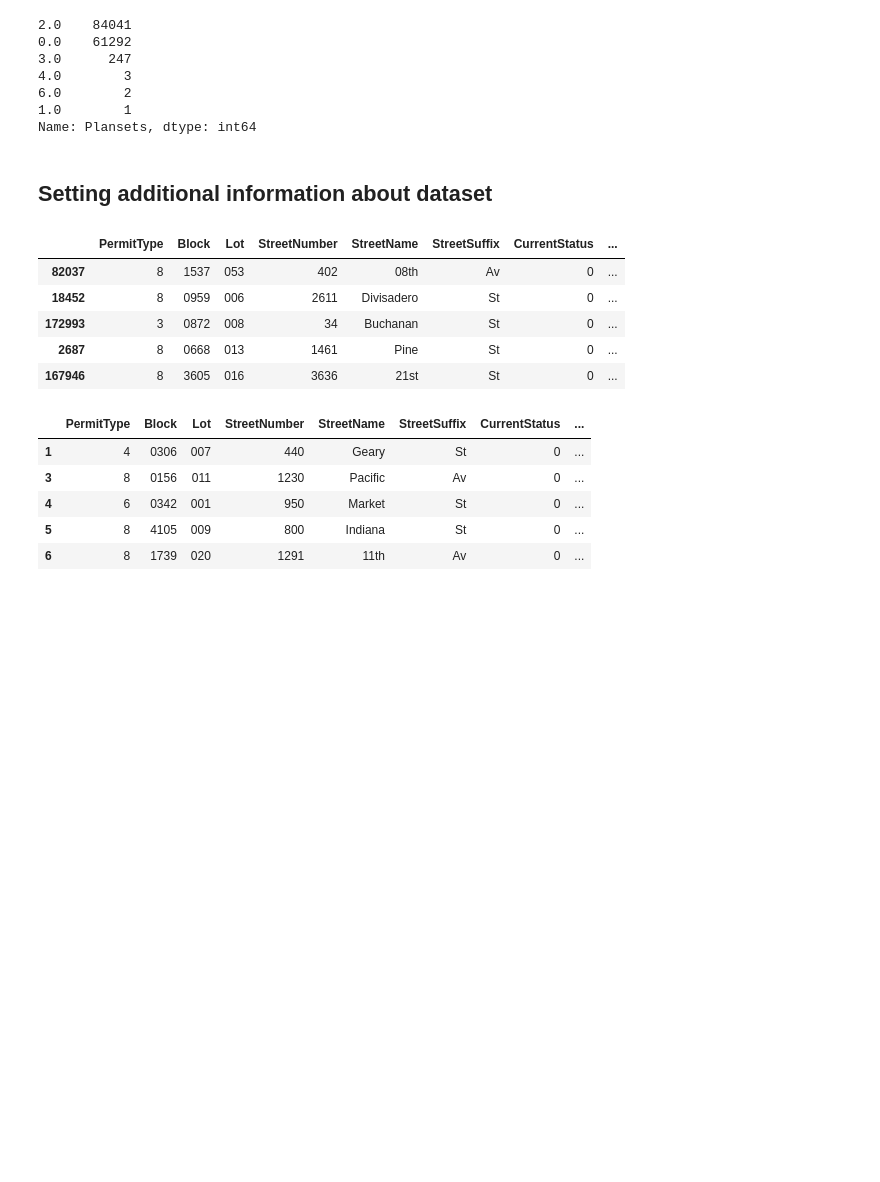
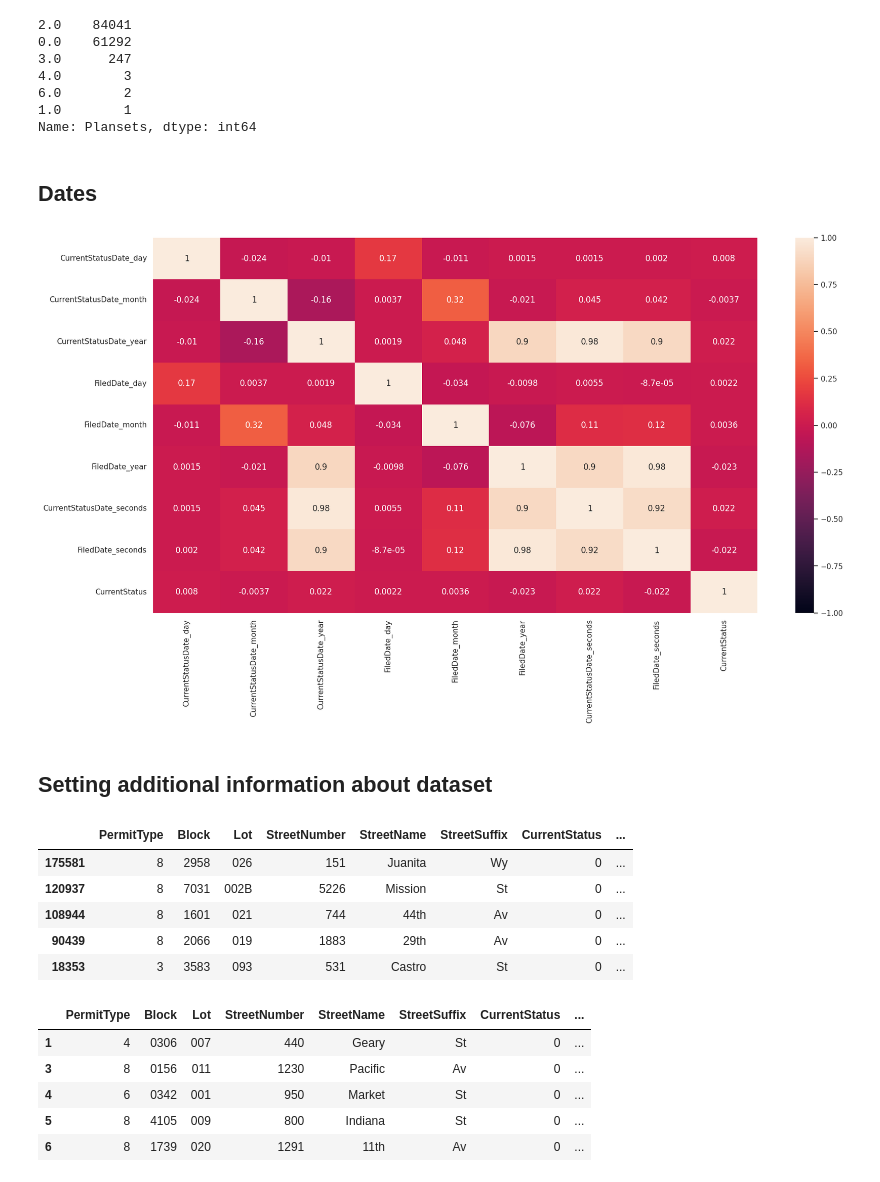
Before and after one commit to Suraba03/ml_san_francisco_permits, a Jupyter notebook: baseline.ipynb, the cells around one changed output. Drawn from its saved outputs; the diff is of its cells as text; code cells hidden in the pictures; blank space fills up the shorter version.

```diff
--- a/baseline.ipynb
+++ b/baseline.ipynb
@@ -703,3 +746,14 @@ df_clean.drop(df_clean[(df_clean.Plansets == 4) | (df_clean.Plansets == 6) | (df
 df_clean.SupervisorDistrict = df_clean.SupervisorDistrict.astype(int)
 df_clean.Zipcode = df_clean.Zipcode.astype(int)
 df_clean.Plansets = df_clean.Plansets.astype(int)
+# %% [markdown]
+## Dates
+# %%
+for c in ['CurrentStatusDate', 'FiledDate']:
+    df_clean[c + '_day'] = pd.to_datetime(df_clean[c], format='%m/%d/%Y').dt.day
+    df_clean[c + '_month'] = pd.to_datetime(df_clean[c], format='%m/%d/%Y').dt.month
+    df_clean[c + '_year'] = pd.to_datetime(df_clean[c], format='%m/%d/%Y').dt.year
+    df_clean[c] = pd.to_datetime(df_clean[c], format='%m/%d/%Y')
+# %%
+df_clean['CurrentStatusDate_seconds'] = df_clean['CurrentStatusDate'].astype(int)
+df_clean['FiledDate_seconds'] = df_clean['FiledDate'].astype(int)
@@ -706,14 +762,26 @@ df_clean.Plansets = df_clean.Plansets.astype(int)
+# %%
+sns.set(rc={'figure.figsize':(20, 10)})
+
+sns.countplot(x="FiledDate_year", hue="CurrentStatus", data=df_clean);
+# %%
+sns.set(rc={'figure.figsize':(20, 10)})
+
+
+corr_matrix = df_clean[['CurrentStatusDate_day', 'CurrentStatusDate_month', 'CurrentStatusDate_year', 'FiledDate_day', 'FiledDate_month', 'FiledDate_year'] + ['CurrentStatusDate_seconds', 'FiledDate_seconds', target]].corr()
+sns.heatmap(corr_matrix, vmin=-1, vmax=1, annot=True);
+# %% [output]
+[figure, added]
 # %% [markdown]
 ## Setting additional information about dataset
 # %%
 df_clean.sample(5)
 # %% [output]
 |  | PermitType | Block | Lot | StreetNumber | StreetName | StreetSuffix | CurrentStatus | ... |
-| 82037 | 8 | 1537 | 053 | 402 | 08th | Av | 0 | ... |
-| 18452 | 8 | 0959 | 006 | 2611 | Divisadero | St | 0 | ... |
-| 172993 | 3 | 0872 | 008 | 34 | Buchanan | St | 0 | ... |
-| 2687 | 8 | 0668 | 013 | 1461 | Pine | St | 0 | ... |
-| 167946 | 8 | 3605 | 016 | 3636 | 21st | St | 0 | ... |
+| 175581 | 8 | 2958 | 026 | 151 | Juanita | Wy | 0 | ... |
+| 120937 | 8 | 7031 | 002B | 5226 | Mission | St | 0 | ... |
+| 108944 | 8 | 1601 | 021 | 744 | 44th | Av | 0 | ... |
+| 90439 | 8 | 2066 | 019 | 1883 | 29th | Av | 0 | ... |
+| 18353 | 3 | 3583 | 093 | 531 | Castro | St | 0 | ... |
 # %%
 num_cols = [
     'NumberofExistingStories',
```
Also changed, not shown: parts of 29 cells of this notebook.
